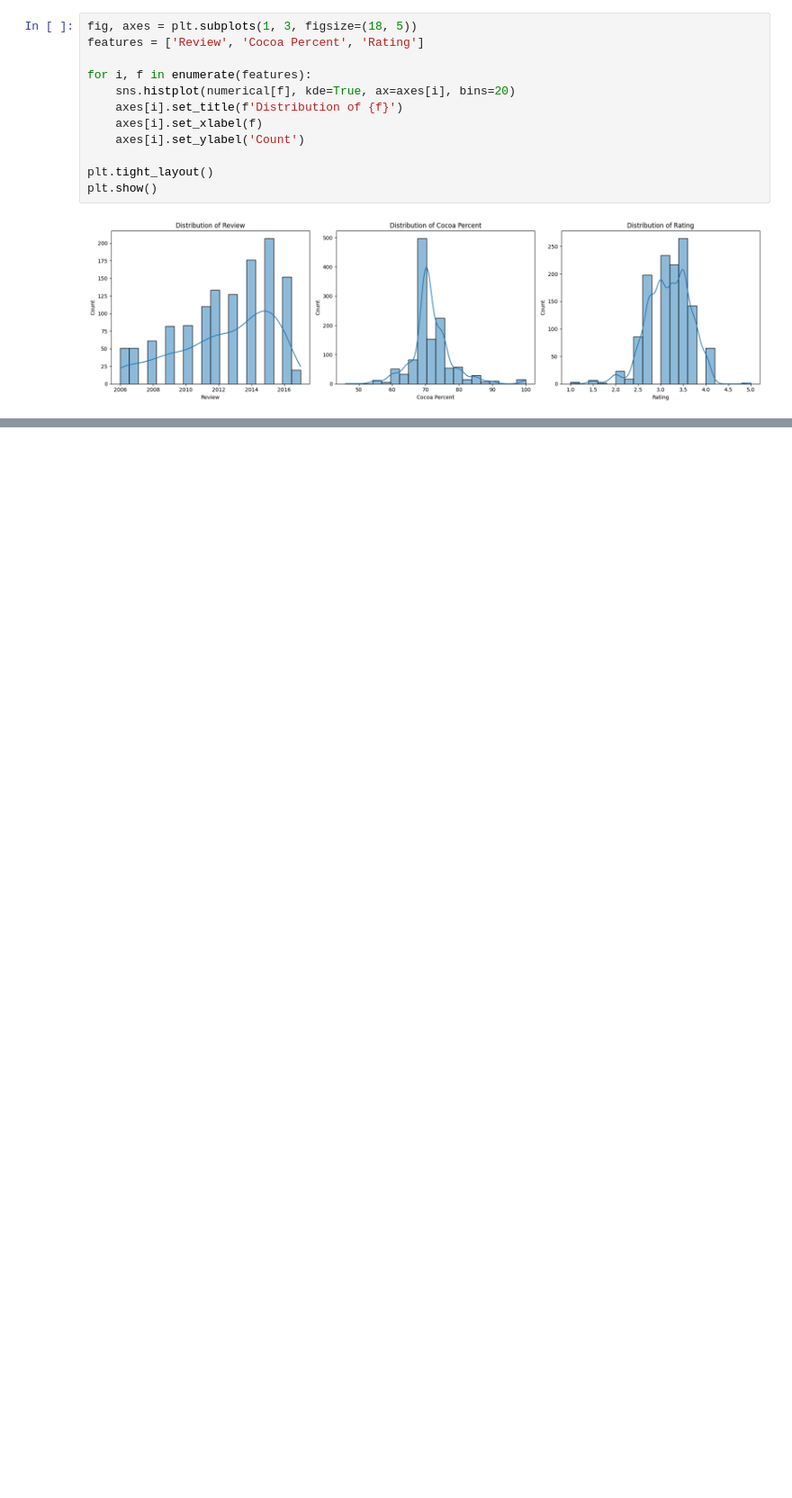
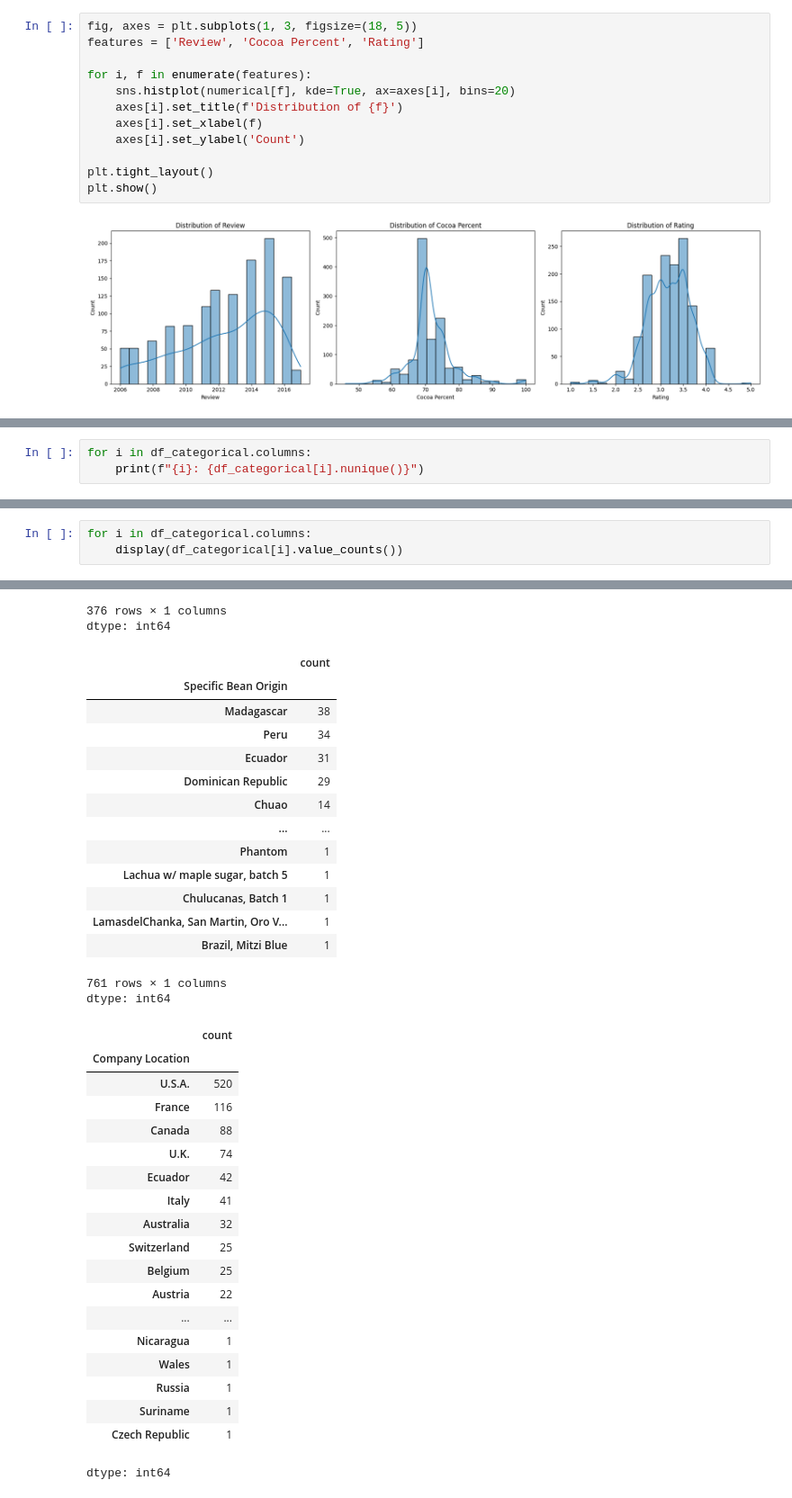
Before and after one commit to PolyakovMA/chocolate-review, a Jupyter notebook: Chocolate_reviews.ipynb, the cells around one changed output, grey strips where cells are left out. Shown at 90% size. Saved outputs shown, nothing was run; the diff lists cells and outputs as text; blank space fills up the shorter version.

```diff
--- a/Chocolate_reviews.ipynb
+++ b/Chocolate_reviews.ipynb
@@ -178,0 +194,3 @@ plt.show()
+# %%
+for i in df_categorical.columns:
+    print(f"{i}: {df_categorical[i].nunique()}")
@@ -178,0 +203,4 @@ plt.show()
+# %%
+for i in df_categorical.columns:
+    display(df_categorical[i].value_counts())
+# %% [output]
@@ -178,0 +220,36 @@ plt.show()
+376 rows × 1 columns
+dtype: int64
+|  | count |
+| Specific Bean Origin |  |
+| Madagascar | 38 |
+| Peru | 34 |
+| Ecuador | 31 |
+| Dominican Republic | 29 |
+| Chuao | 14 |
+| ... | ... |
+| Phantom | 1 |
+| Lachua w/ maple sugar, batch 5 | 1 |
+| Chulucanas, Batch 1 | 1 |
+| LamasdelChanka, San Martin, Oro V... | 1 |
+| Brazil, Mitzi Blue | 1 |
+761 rows × 1 columns
+dtype: int64
+|  | count |
+| Company Location |  |
+| U.S.A. | 520 |
+| France | 116 |
+| Canada | 88 |
+| U.K. | 74 |
+| Ecuador | 42 |
+| Italy | 41 |
+| Australia | 32 |
+| Switzerland | 25 |
+| Belgium | 25 |
+| Austria | 22 |
+| ... | ... |
+| Nicaragua | 1 |
+| Wales | 1 |
+| Russia | 1 |
+| Suriname | 1 |
+| Czech Republic | 1 |
+dtype: int64
```
Also changed, not shown: parts of 5 cells of this notebook.
